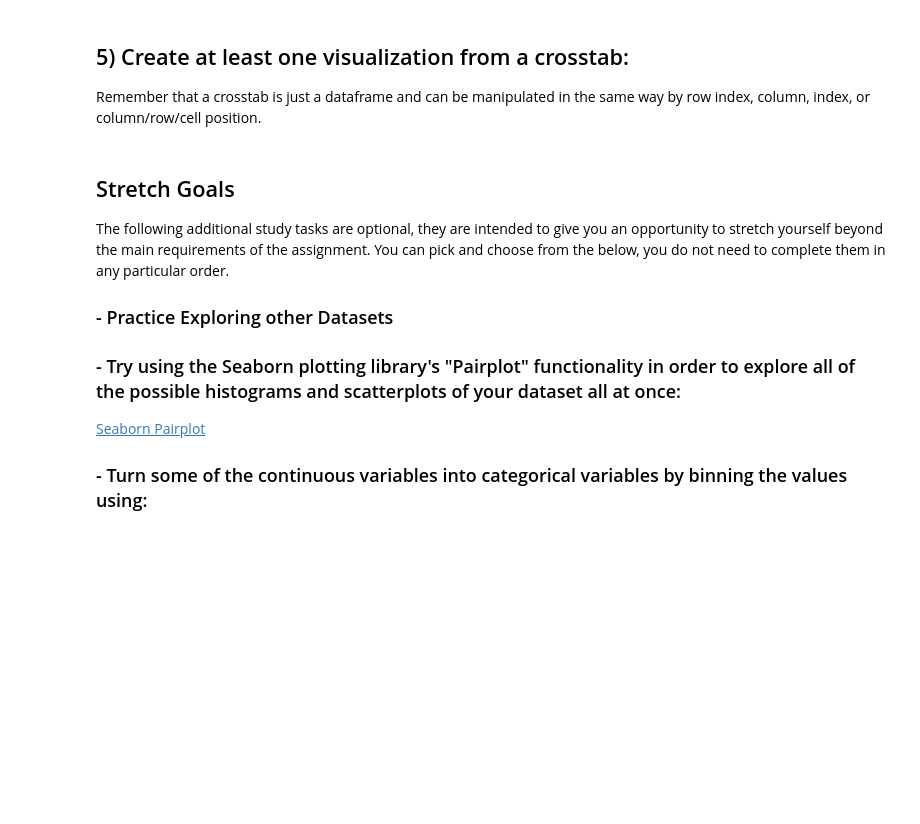
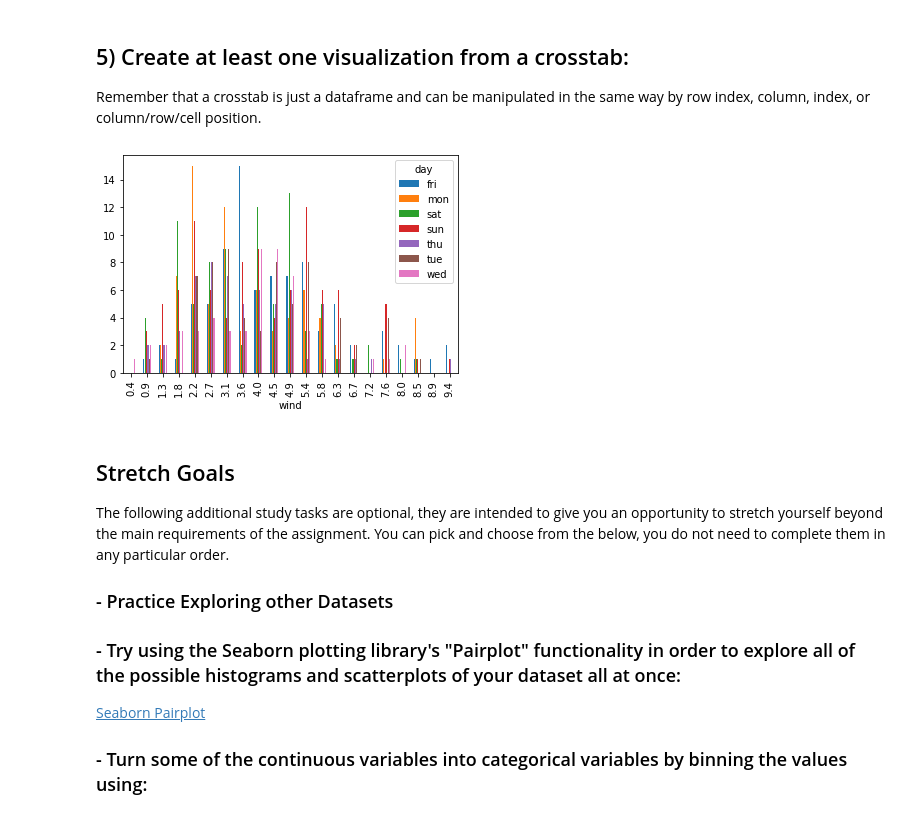
Before and after one commit to likeweis/DS-Unit-1-Sprint-1-Data-Wrangling-and-Storytelling, a Jupyter notebook: DSPT6_Weis_Mendoza_LS_DS_111_Exploratory_Data_Analysis_Assignment.ipynb, the cells around one changed output. Cells and saved outputs as stored; diff of their text form; code cells hidden in the pictures; blank space fills up the shorter version.

```diff
--- a/DSPT6_Weis_Mendoza_LS_DS_111_Exploratory_Data_Analysis_Assignment.ipynb
+++ b/DSPT6_Weis_Mendoza_LS_DS_111_Exploratory_Data_Analysis_Assignment.ipynb
@@ -185,3 +183,9 @@ Remember that a crosstab is just a dataframe and can be manipulated in the same
+# %%
+visual = pd.crosstab(ff_df['wind'], ff_df['day'])
+# %%
+visual.plot(kind = 'bar');
+# %% [output]
+[figure, added]
 # %% [markdown]
 ## Stretch Goals
 
```
Also changed, not shown: parts of 1 cell of this notebook.
